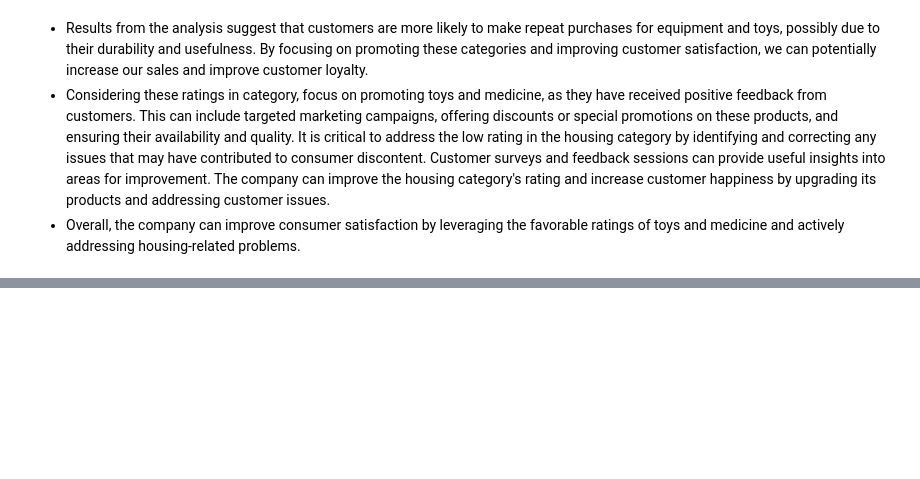
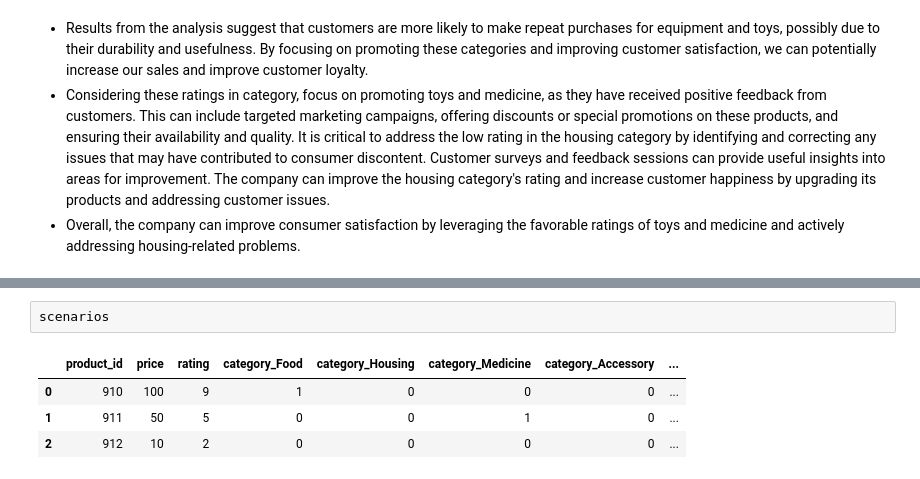
Before and after one commit to LoveRedemption/Pet_supply_analysis, a Jupyter notebook: Pet_Box.ipynb, the cells around one changed output, grey strips where cells are left out. Cells and saved outputs as stored; diff of their text form; blank space fills up the shorter version.

```diff
--- a/Pet_Box.ipynb
+++ b/Pet_Box.ipynb
@@ -638,0 +757,7 @@ Overall, the chart shows that sales are dominated by goods for small-sized cats.
+# %%
+scenarios
+# %% [output]
+|  | product_id | price | rating | category_Food | category_Housing | category_Medicine | category_Accessory | ... |
+| 0 | 910 | 100 | 9 | 1 | 0 | 0 | 0 | ... |
+| 1 | 911 | 50 | 5 | 0 | 0 | 1 | 0 | ... |
+| 2 | 912 | 10 | 2 | 0 | 0 | 0 | 0 | ... |
```
Also changed, not shown: parts of 27 cells of this notebook.
